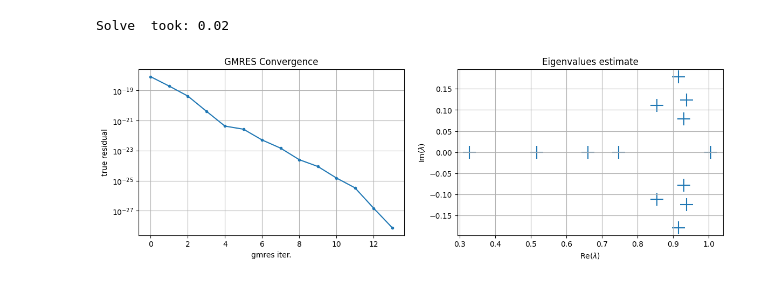
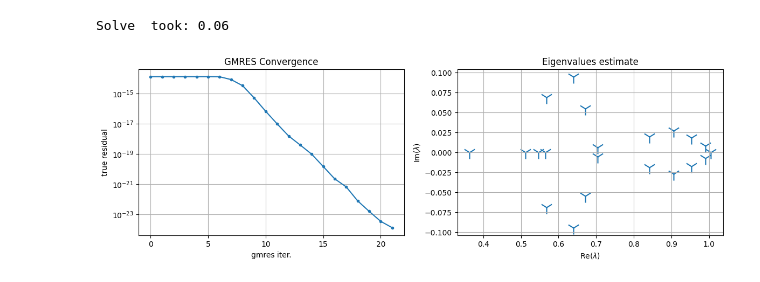
Before and after one commit to pmgbergen/FTHM-Solver, a Jupyter notebook: fpm/full_system.ipynb, the cells around one changed output. Saved outputs shown, nothing was run; the diff lists cells and outputs as text; code cells hidden in the pictures.

```diff
--- a/fpm/full_system.ipynb
+++ b/fpm/full_system.ipynb
@@ -12,11 +12,11 @@ from plot_utils import *
 
 # data = load_data("../stats/fpm_0_sticking_solver_1_numba.json")
 # data = load_data("../stats/fpm_0_sliding_solver_1_numba.json")
-data = load_data("../stats/fpm_0_open_solver_1_numba.json")
+# data = load_data("../stats/fpm_0_open_solver_1_numba.json")
 
 # data = load_data("../stats/fpm_1_sticking_solver_1_numba.json")
 # data = load_data("../stats/fpm_1_sliding_solver_1_numba.json")
-# data = load_data("../stats/fpm_1_open_solver_1_numba.json")
+data = load_data("../stats/fpm_1_open_solver_1_numba.json")
 
 # data = load_data("../stats/fpm_01_open_solver_1_numba.json")
 # data = load_data("../stats/fpm_01_sticking_solver_1_numba.json")
@@ -154,0 +163,16 @@ Jstab[4, 4].color_spy()
+# %%
+Jstab = J.copy()
+# J[4, 4].color_spy()
+
+J55_inv = inv_block_diag(J[5, 5].mat, nd=model.nd)
+
+Jstab[4, 4] = Jstab[4, 4].mat - J[4, 5].mat @ J55_inv @ J[5, 4].mat
+# Jstab[4, 1] = Jstab[4, 1].mat - J[4, 5].mat @ J55_inv @ J[5, 1].mat
+# Jstab[4, 5] = Jstab[4, 5].mat * 0
+# Jstab[4, 0] = Jstab[4, 0].mat - J[4, 5].mat @ J55_inv @ J[5, 0].mat
+# Jstab[0, 4] = Jstab[0, 4].mat - J[0, 5].mat @ J55_inv @ J[5, 4].mat
+# Jstab[0, 0] = Jstab[0, 0].mat - J[0, 5].mat @ J55_inv @ J[5, 0].mat
+
+
+
+Jstab[[0,1,4,5]].plot_max()
@@ -155,17 +236,22 @@ Jstab[4, 4].color_spy()
 # %%
 from block_matrix import SolveSchema, make_solver
-from preconditioner_mech import make_J44_inv_bdiag
 
 schema = SolveSchema(
     groups=[4],
-    solve=lambda bmat: make_J44_inv_bdiag(model, J),
+    solve=lambda bmat: inv_block_diag(bmat.mat, nd=model.nd),
     complement=SolveSchema(
         groups=[1, 5],
         solve=lambda bmat: PetscAMGMechanics(mat=bmat.mat, dim=model.nd),
+        invertor=lambda: get_fixed_stress_stabilization(model),
+        invertor_type='physical',
+        complement=SolveSchema(
+            groups=[0],
+            solve=lambda bmat: PetscAMGFlow(mat=bmat.mat)
+        )
     ),
 )
-mat_permuted, prec = make_solver(schema=schema, mat_orig=J)
-solve_petsc(mat_permuted.mat, prec, mat_permuted.local_rhs(rhs), tol=1e-9)
+mat_permuted, prec = make_solver(schema=schema, mat_orig=Jstab)
+solve_petsc(mat_permuted.mat, prec, mat_permuted.local_rhs(rhs))
 # %% [output]
-Solve  took: 0.02
+Solve  took: 0.06
-[figure, old version]
+[figure, new version]
```
Also changed, not shown: parts of 18 cells of this notebook, 2 other files.
